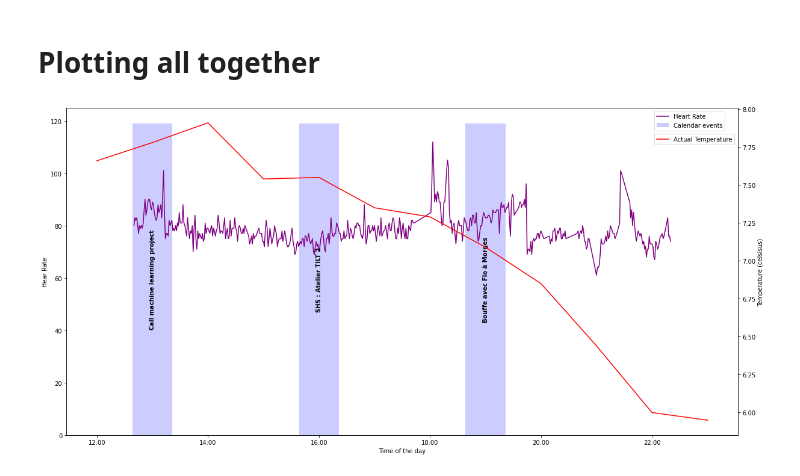
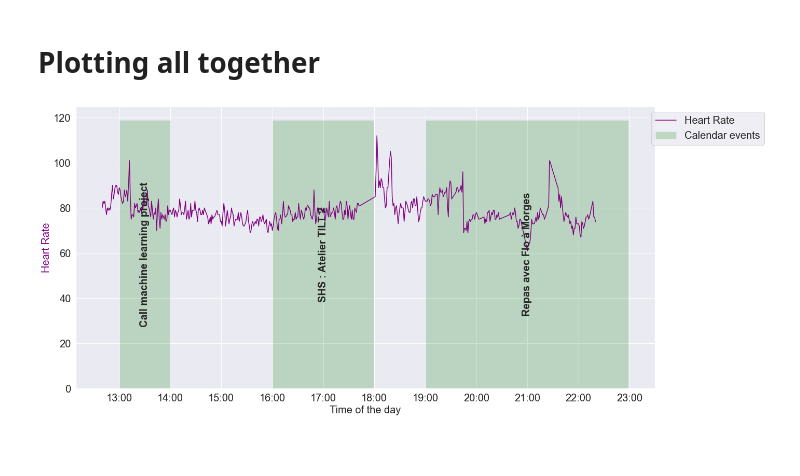
Before and after one commit to areisde/montblanc, a Jupyter notebook: Correlation between data.ipynb, the cells around one changed output. Saved outputs shown, nothing was run; the diff lists cells and outputs as text; code cells hidden in the pictures; blank space fills up the shorter version.

```diff
--- a/Correlation between data.ipynb
+++ b/Correlation between data.ipynb
@@ -139,6 +139,10 @@ df_filtered_dates = df_filtered_dates.loc[mask]
 
 # Create mask for bars in plotting
 df_filtered_dates['plot_dummies'] = np.ones(len(df_filtered_dates)).astype(int)*df_heart_rate_json['heart_rate_max'].max()
+df_filtered_dates.at[893,'Title']= "Repas avec Flo à Morges"
+
+df_filtered_dates['bar_width'] = df_filtered_dates['end_time'] - df_filtered_dates['start_time']
+df_filtered_dates['bar_width'] = df_filtered_dates['bar_width'].apply(lambda t : t.seconds//3600 * 0.0415)
 # %%
 df_filtered_dates.head(50)
 # %% [output]
@@ -194,8 +198,8 @@ df_weather.head(50)
 ##### Change day (cheating on day of heart rate measurement)
 # %%
 offset = date.today().day - day_to_keep
-df_heart_rate_json['start_time'] = df_heart_rate_json['start_time'].apply(lambda x: x.replace(day = x.day - offset))
-df_heart_rate_json['end_time'] = df_heart_rate_json['end_time'].apply(lambda x: x.replace(day = x.day - offset))
+df_heart_rate_json['start_time'] = df_heart_rate_json['start_time'].apply(lambda x: x.replace(day = x.day - offset + 1))
+df_heart_rate_json['end_time'] = df_heart_rate_json['end_time'].apply(lambda x: x.replace(day = x.day - offset + 1))
 # %%
 df_heart_rate_json.head()
 # %% [output]
@@ -211,42 +215,49 @@ df_heart_rate_json.head()
 import matplotlib.dates as mdates
 fig, ax = plt.subplots(figsize=(20, 10))
 
 # Plot Hear rate data
 hr = ax.plot(df_heart_rate_json['start_time'],
         df_heart_rate_json['heart_rate'],
         color='purple', label='Heart Rate')
 
+
 # Set bar plots style for events
 cal = ax.bar(df_filtered_dates['start_time'],
         df_filtered_dates['plot_dummies'],
-        color='blue', width=0.03, alpha=0.2, label='Calendar events')
-ax.bar_label(cal, labels=df_filtered_dates['Title'], label_type='center', rotation=90, weight='bold')
+        color='green', width=df_filtered_dates['bar_width'], alpha=0.2, label='Calendar events', align='edge')
+ax.bar_label(cal, labels=df_filtered_dates['Title'], label_type='center', rotation=90, weight='bold', fontsize=20)
 
 # Format dates as hours:minutes
 xformatter = mdates.DateFormatter('%H:%M')
 plt.gcf().axes[0].xaxis.set_major_formatter(xformatter)
 
 
 # Set title and labels for axes
-ax.set(xlabel="Time of the day",
-       ylabel="Hear Rate")
+ax.set_xlabel("Time of the day", fontsize=20)
+
+ax.set_ylabel("Heart Rate", color="purple", fontsize=20)
 
 # Create format for plotting temperature
-ax2=ax.twinx()
+#ax2=ax.twinx()
 
 #Remove the night for purposes of plotting
 df_weather_loc = df_weather.copy()
-df_weather_loc = df_weather_loc.drop(range(12))
+df_weather_loc = df_weather_loc.drop(range(13))
 
-ax2.plot(df_weather_loc['time'], df_weather_loc['actual_temp'], color='red', label='Actual Temperature')
-ax2.set_ylabel("Temperature (celsisus)")
+#ax2.plot(df_weather_loc['time'], df_weather_loc['actual_temp'], color='red', label='Actual Temperature')
+#ax2.set_ylabel("Temperature (celsisus)")
 
 # Ading legends
-ax.legend(bbox_to_anchor=(0.985, 1))
-ax2.legend(bbox_to_anchor=(0.999, 0.93))
+ax.legend(bbox_to_anchor=(0.985, 1), prop={"size":20})
+#ax2.legend(bbox_to_anchor=(0.999, 0.93))
 
 
+#sns.plot()
 # Display plot
-plt.show()
+#fig.subplots_adjust(bottom=0.1)
+ax.tick_params(axis='both', which='major', labelsize=20)
+ax.tick_params(axis='both', which='minor', labelsize=8)
+#sns.set()
+plt.savefig("images/cal_events_correlation.png", transparent=True)
 # %% [output]
-[figure, old version]
+[figure, new version]
```
Also changed, not shown: parts of 4 cells of this notebook, 5 other files.
